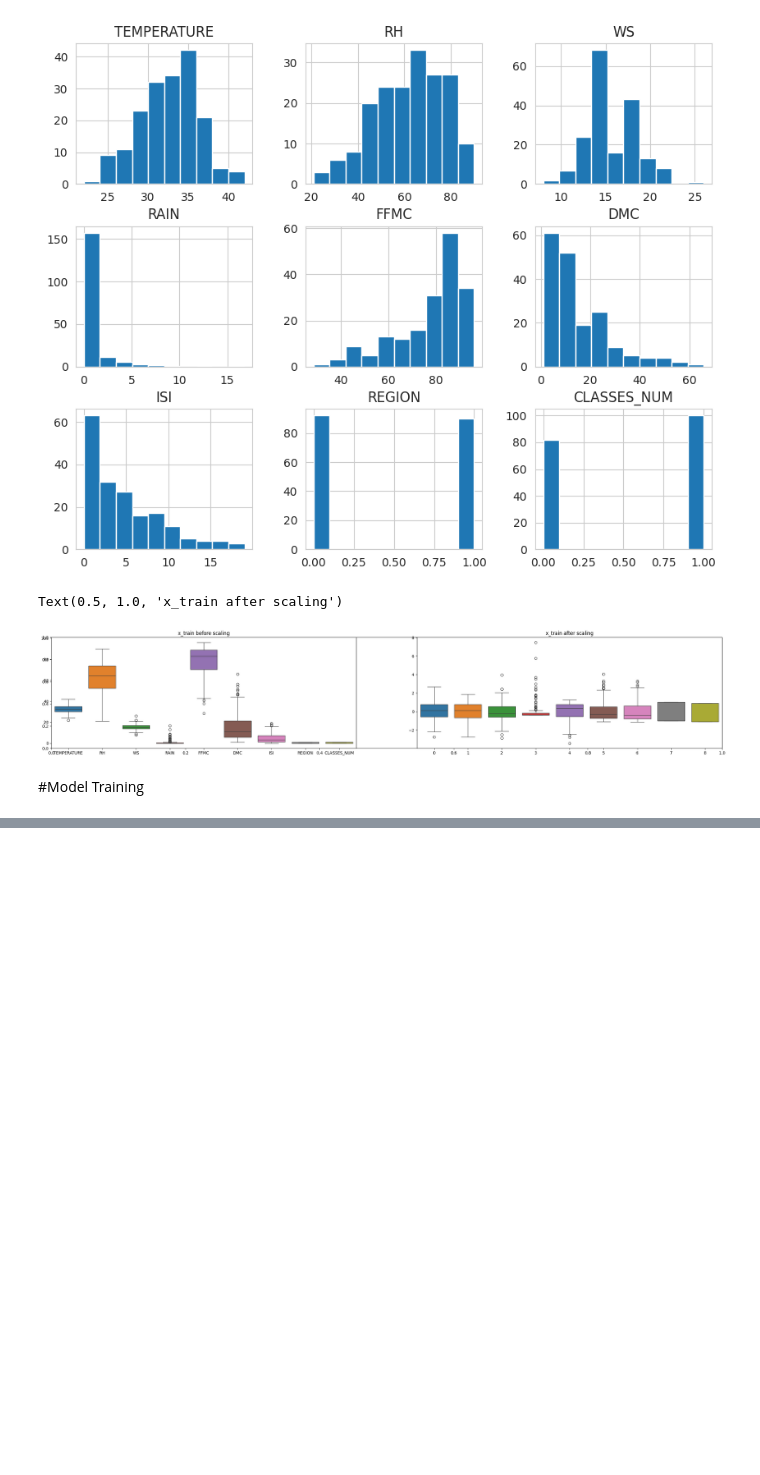
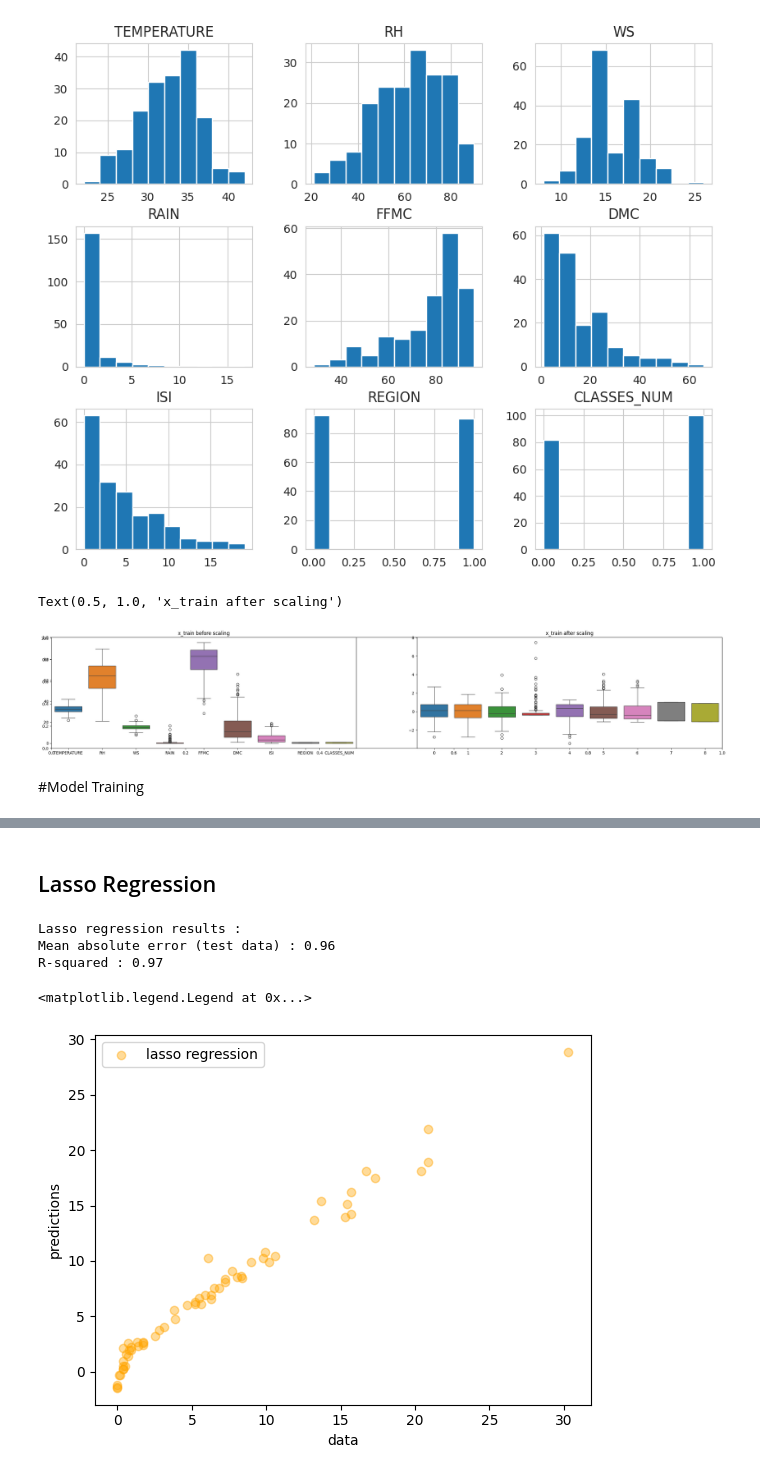
Before and after one commit to taruvaid/Fourier-Neural-Operators, a Jupyter notebook: forest_fire_predictions.ipynb, the cells around one changed output, grey strips where cells are left out. Cells and saved outputs as stored; diff of their text form; code cells hidden in the pictures; blank space fills up the shorter version.

```diff
--- a/forest_fire_predictions.ipynb
+++ b/forest_fire_predictions.ipynb
@@ -460,0 +566,28 @@ Text(0.5, 1.0, 'x_train after scaling')
+# %% [markdown]
+## Lasso Regression
+# %%
+from sklearn.linear_model import Lasso
+
+lassoreg = Lasso()
+lassoreg.fit(x_train_std,y_train)
+
+y_pred_lasso = lassoreg.predict(x_test_std)
+
+mae_lasso = mean_absolute_error(y_test,y_pred_lasso)
+mse_lasso = mean_squared_error(y_test,y_pred_lasso)
+r2_lasso = r2_score(y_test,y_pred_lasso)
+
+print("Lasso regression results : ")
+print("Mean absolute error (test data) :",round(mae_lasso,2))
+print("R-squared :",round(r2_lasso,2))
+
+plt.scatter(y_test,y_pred_lasso,color = "orange",alpha=0.4,label ="lasso regression")
+plt.xlabel("data")
+plt.ylabel("predictions")
+plt.legend()
+# %% [output]
+Lasso regression results :
+Mean absolute error (test data) : 0.96
+R-squared : 0.97
+<matplotlib.legend.Legend at 0x...>
+[figure, added]
```
Also changed, not shown: parts of 17 cells of this notebook.
